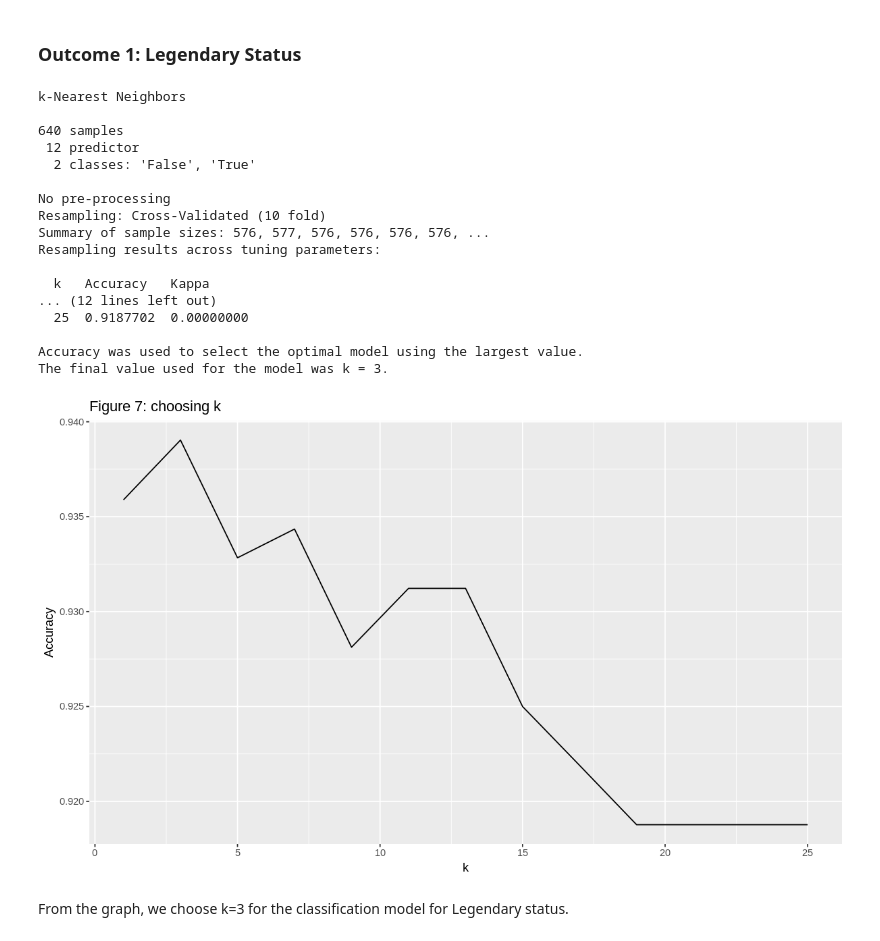
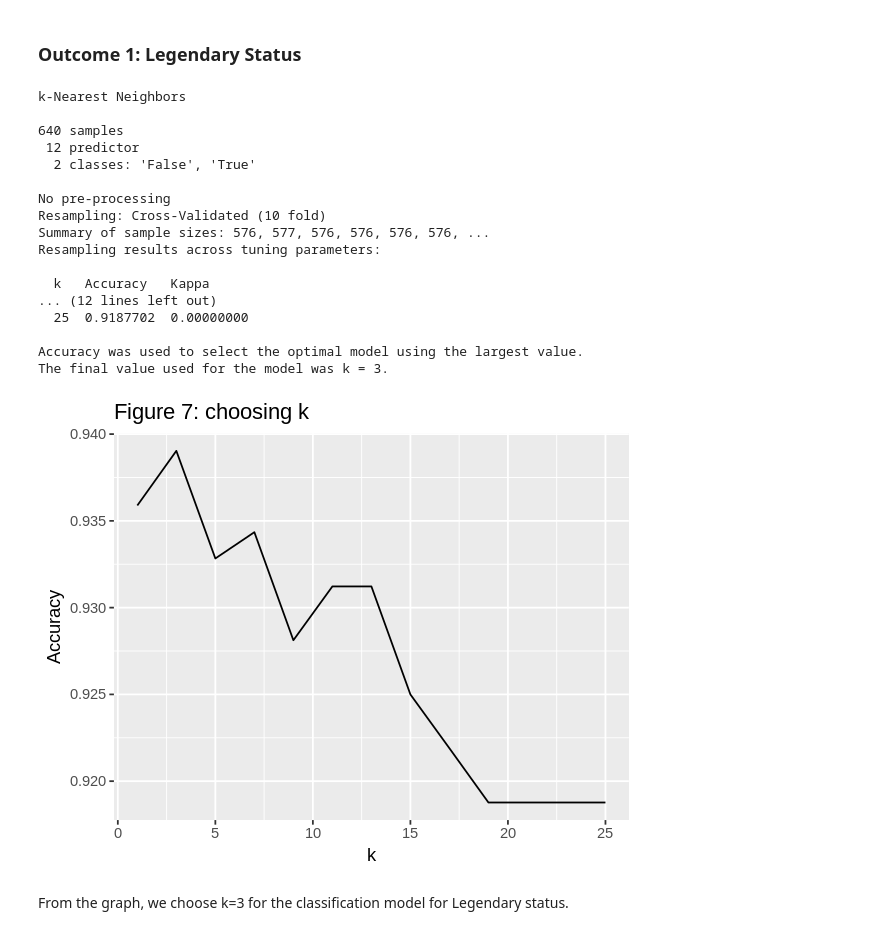
Before and after one commit to Towelat/DSCI--group-7, a Jupyter notebook: group_7_project_v2.ipynb, the cells around one changed output. Cells and saved outputs as stored; diff of their text form; code cells hidden in the pictures.

Commit message:
fixed visualisations,explanations and references

```diff
--- a/group_7_project_v2.ipynb
+++ b/group_7_project_v2.ipynb
@@ -323,33 +321,34 @@ head(scaled_pokemon)
 # %% [markdown]
 ### Outcome 1: Legendary Status
 # %%
+options(repr.plot.width= 5, repr.plot.height= 4)
 set.seed(151)
 knn_cv_legendary <- train(x=X_train, y=Y_train_legendary, method='knn', tuneGrid=ks, trControl=train_control)
 knn_cv_legendary
 knn_plot <- knn_cv_legendary$results %>%
     ggplot(aes(x=k,y=Accuracy)) +
     geom_line() +
     ggtitle('Figure 7: choosing k')
 knn_plot
 # %% [output]
 k-Nearest Neighbors
 
 640 samples
  12 predictor
   2 classes: 'False', 'True'
 
 No pre-processing
 Resampling: Cross-Validated (10 fold)
 Summary of sample sizes: 576, 577, 576, 576, 576, 576, ...
 Resampling results across tuning parameters:
 
   k   Accuracy   Kappa
 ... (12 lines left out)
   25  0.9187702  0.00000000
 
 Accuracy was used to select the optimal model using the largest value.
 The final value used for the model was k = 3.
-[figure, old version]
+[figure, new version]
 # %% [markdown]
 From the graph, we choose k=3 for the classification model for Legendary status.
 # %%
```
Also changed, not shown: parts of 11 cells of this notebook.
